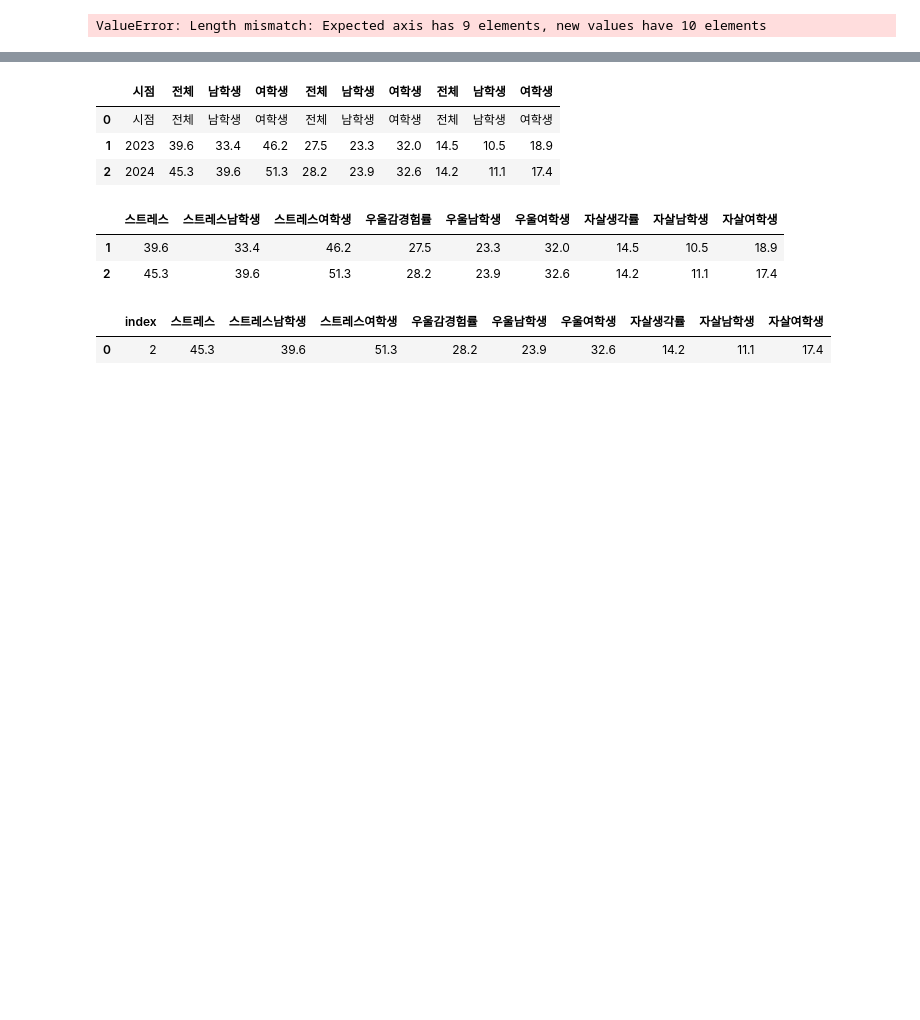
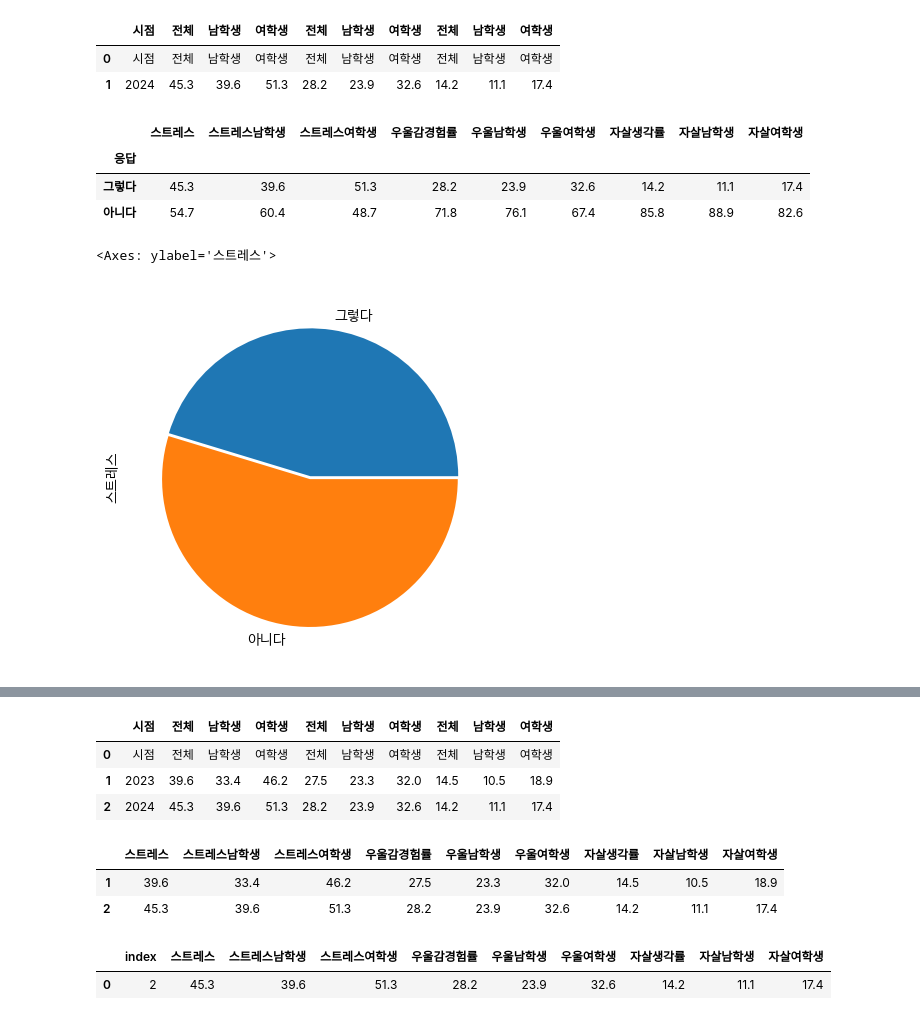
Before and after one commit to hyebinrk/python, a Jupyter notebook: 박혜빈/청소년정신건강분석.ipynb, the cells around one changed output, grey strips where cells are left out. Cells and saved outputs as stored; diff of their text form; code cells hidden in the pictures; blank space fills up the shorter version.

```diff
--- a/박혜빈/청소년정신건강분석.ipynb
+++ b/박혜빈/청소년정신건강분석.ipynb
@@ -5,31 +10,43 @@ ori = pd.read_csv(file_path)
-# %%
-ori.columns = ori.iloc[0]
-ori.iloc[1].reset_index()
-
-new_name = ['시점','스트레스','스트레스남학생','스트레스여학생','우울감경험률','우울남학생','우울여학생','자살생각률','자살남학생','자살여학생']
-ori.columns = new_name
-
-ori = ori.loc[1:,'스트레스':]
-
-ori.loc[2] = 100 - ori.loc[1,'스트레스':].astype(float)
-ori['응답'] = ['그렇다','아니다']
-
-
-ori = ori.set_index('응답')
-
-import matplotlib
-import matplotlib.pyplot as plt
-from matplotlib import rc
-# import matplotlib.font_manager as fm
-# fontlist = fm.findSystemFonts(fontpaths=None, fontext='ttf')
-
-# path = 'C:\\Windows\\Fonts\\Hancom Gothic Bold.ttf'
-# font_name = fm.FontProperties(fname=path).get_name()
-# rc('font',family=font_name)
-
-ori['스트레스'].astype(float).plot.pie(explode = [0,0.02])
-# %% [output]
-ValueError: Length mismatch: Expected axis has 9 elements, new values have 10 elements
+# %%
+ori.columns = ori.iloc[0]
+ori.iloc[1].reset_index()
+ori
+# %% [output]
+|  | 시점 | 전체 | 남학생 | 여학생 | 전체 | 남학생 | 여학생 | 전체 | 남학생 | 여학생 |
+| 0 | 시점 | 전체 | 남학생 | 여학생 | 전체 | 남학생 | 여학생 | 전체 | 남학생 | 여학생 |
+| 1 | 2024 | 45.3 | 39.6 | 51.3 | 28.2 | 23.9 | 32.6 | 14.2 | 11.1 | 17.4 |
+# %%
+new_name = ['시점','스트레스','스트레스남학생','스트레스여학생','우울감경험률','우울남학생','우울여학생','자살생각률','자살남학생','자살여학생']
+ori.columns = new_name
+
+ori = ori.loc[1:,'스트레스':]
+
+ori.loc[2] = 100 - ori.loc[1,'스트레스':].astype(float)
+ori['응답'] = ['그렇다','아니다']
+
+
+ori = ori.set_index('응답')
+ori
+# %% [output]
+|  | 스트레스 | 스트레스남학생 | 스트레스여학생 | 우울감경험률 | 우울남학생 | 우울여학생 | 자살생각률 | 자살남학생 | 자살여학생 |
+| 응답 |  |  |  |  |  |  |  |  |  |
+| 그렇다 | 45.3 | 39.6 | 51.3 | 28.2 | 23.9 | 32.6 | 14.2 | 11.1 | 17.4 |
+| 아니다 | 54.7 | 60.4 | 48.7 | 71.8 | 76.1 | 67.4 | 85.8 | 88.9 | 82.6 |
+# %%
+import matplotlib
+import matplotlib.pyplot as plt
+from matplotlib import rc
+import matplotlib.font_manager as fm
+fontlist = fm.findSystemFonts(fontpaths=None, fontext='ttf')
+
+path = 'C:\\Windows\\Fonts\\Hancom Gothic Bold.ttf'
+font_name = fm.FontProperties(fname=path).get_name()
+rc('font',family=font_name)
+
+ori['스트레스'].astype(float).plot.pie(explode = [0,0.02])
+# %% [output]
+<Axes: ylabel='스트레스'>
+[figure, added]
 # %%
 fig, ax = plt.subplots(1,3,figsize=(10,8))
 
```
Also changed, not shown: parts of 3 cells of this notebook, 27 other files.
